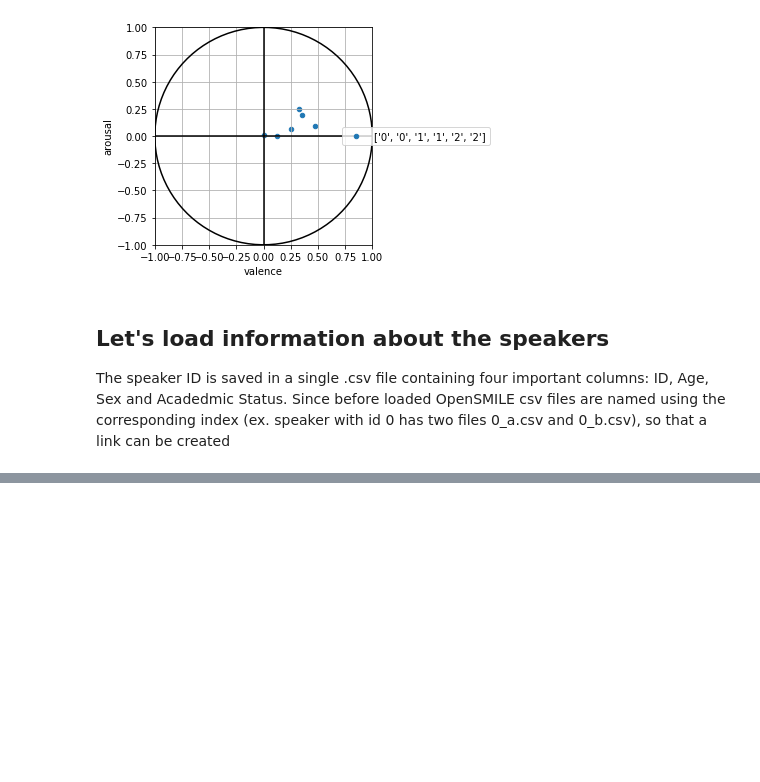
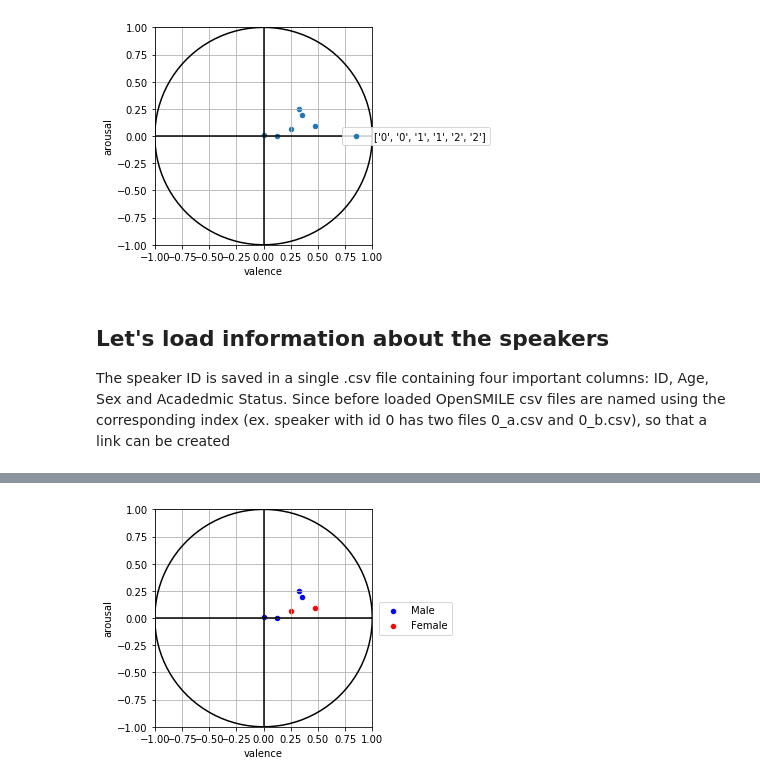
Before and after one commit to EJKraft/MasterThesis, a Jupyter notebook: OpenSMILE Analysis.ipynb, the cells around one changed output, grey strips where cells are left out. Saved outputs shown, nothing was run; the diff lists cells and outputs as text; code cells hidden in the pictures; blank space fills up the shorter version.

```diff
--- a/OpenSMILE Analysis.ipynb
+++ b/OpenSMILE Analysis.ipynb
@@ -163,0 +143,15 @@ test
+# %%
+char_data = pd.read_csv("CharacterData/CharacterIDs.csv")
+
+#Join above tables and Character Tables
+
+#To Join DataFrames we have to cast the column on which we want to join to int, so that both columns have the same data type
+char_data['CharacterID'] = char_data['CharacterID'].astype(int)
+df_ar_val['CharacterID'] = df_ar_val['CharacterID'].astype(int)
+df_emotion['CharacterID'] = df_emotion['CharacterID'].astype(int)
+df_affect['CharacterID'] = df_affect['CharacterID'].astype(int)
+
+#Safe new data frames
+df_ar_val_char = df_ar_val.merge(char_data, how = 'left', left_on='CharacterID', right_on='CharacterID')
+df_emotion_char = df_emotion.merge(char_data, how = 'left', left_on='CharacterID', right_on= 'CharacterID')
+df_affect_char = df_affect.merge(char_data, how = 'left', left_on='CharacterID', right_on= 'CharacterID')
@@ -163,0 +169,29 @@ test
+# %%
+df_ar_val_male = df_ar_val_char.loc[df_ar_val_char['Sex'] == 0]
+df_ar_val_female = df_ar_val_char.loc[df_ar_val_char['Sex'] == 1]
+
+df_emotion_char_male = df_emotion_char.loc[df_emotion_char['Sex'] == 0]
+df_emotion_char_female = df_emotion_char.loc[df_emotion_char['Sex'] == 1]
+
+df_affect_char_male = df_affect_char.loc[df_affect_char['Sex'] == 0]
+df_affect_char_female = df_affect_char.loc[df_affect_char['Sex'] == 1]
+
+ax1 = df_ar_val_male.plot.scatter(x = 'valence', y = 'arousal', label = 'Male', c = 'b')
+ax2 = df_ar_val_female.plot.scatter(x = 'valence', y = 'arousal', label = 'Female', c = 'r', ax=ax1)
+#We want to plot the arousal valence circle so we create values for it
+t = np.linspace(0,np.pi*2,100)
+ax1.plot(np.cos(t), np.sin(t), linewidth = 1.5, color = 'black')
+ax1.axvline(0,0,1, c = 'black')
+x_coord = [-1.0,1.0]
+y_coord = [0.0,0.0]
+ax1.plot(x_coord, y_coord, c = 'black')
+
+#Make Plot pretty
+ax1.legend(loc = 'center', bbox_to_anchor=(1.2,0.5))
+plt.grid(True)
+plt.xlim(-1.0, 1.0)
+plt.ylim(-1.0, 1.0)
+ax1.set_aspect('equal')
+plt.locator_params(axis='x',nbins= 9)
+# %% [output]
+[figure, added]
```
Also changed, not shown: parts of 5 cells of this notebook.
